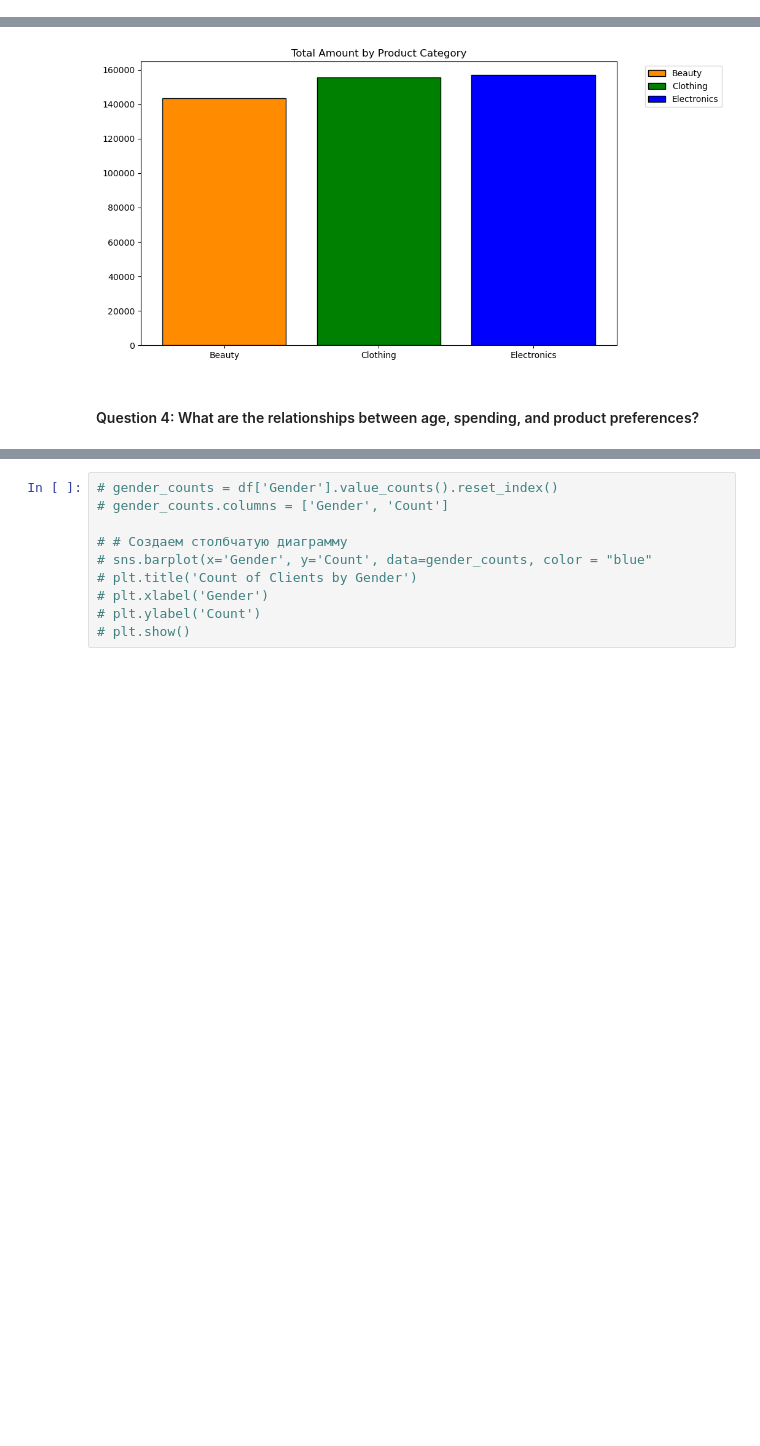
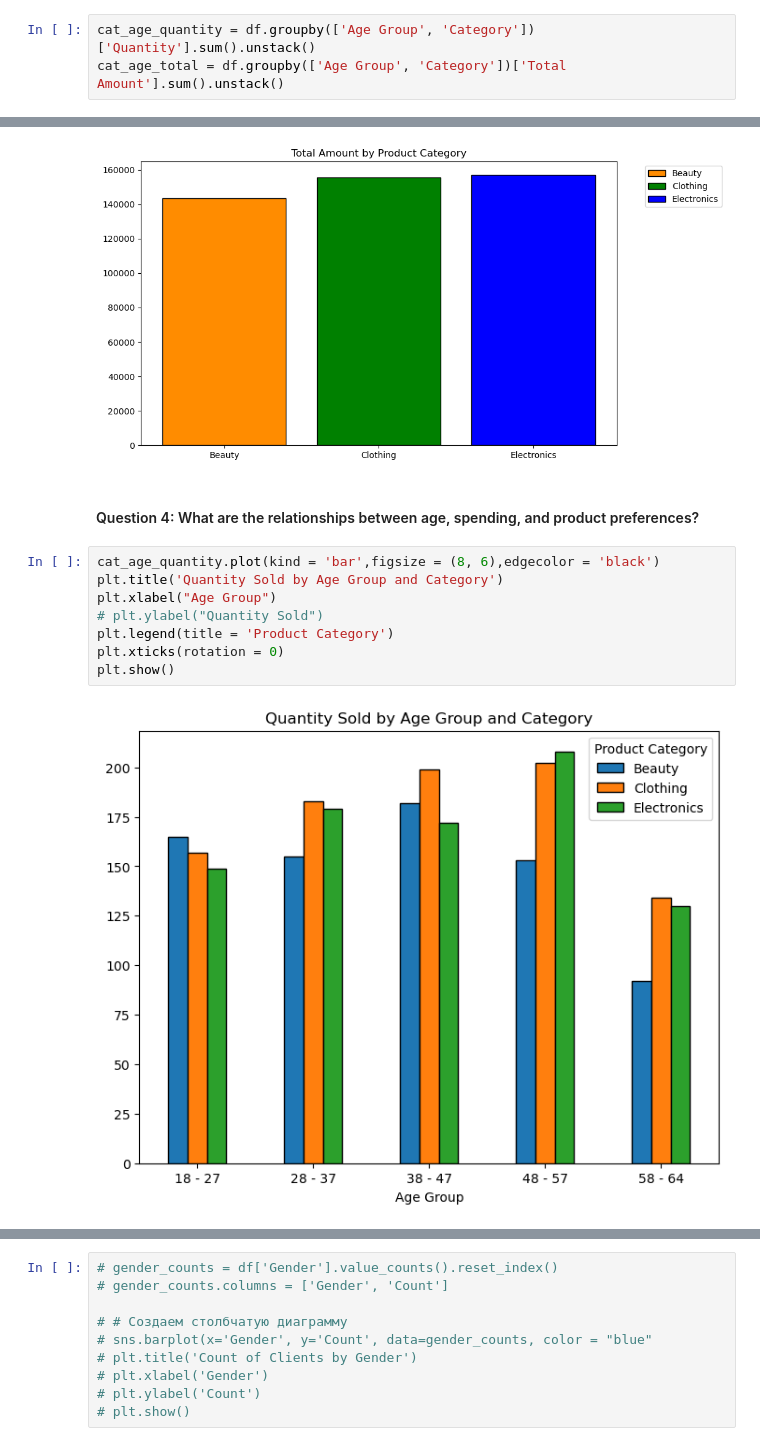
Before and after one commit to Hospoghosyan/Retail_Sales_Analysis, a Jupyter notebook: Retails_sales_analysis.ipynb, the cells around one changed output, grey strips where cells are left out. Drawn from its saved outputs; the diff is of its cells as text; blank space fills up the shorter version.

```diff
--- a/Retails_sales_analysis.ipynb
+++ b/Retails_sales_analysis.ipynb
@@ -213,3 +231,6 @@ cat_total = df.groupby('Category')['Total Amount'].sum().reset_index()
+# %%
+cat_age_quantity = df.groupby(['Age Group', 'Category'])['Quantity'].sum().unstack()
+cat_age_total = df.groupby(['Age Group', 'Category'])['Total Amount'].sum().unstack()
 # %% [markdown]
 #### Question 1: How does customer age and gender influence their purchasing behavior?
 # %%
@@ -322,3 +343,13 @@ plt.show()
 [figure]
 # %% [markdown]
 #### Question 4: What are the relationships between age, spending, and product preferences?
+# %%
+cat_age_quantity.plot(kind = 'bar',figsize = (8, 6),edgecolor = 'black')
+plt.title('Quantity Sold by Age Group and Category')
+plt.xlabel("Age Group")
+# plt.ylabel("Quantity Sold")
+plt.legend(title = 'Product Category')
+plt.xticks(rotation = 0)
+plt.show()
+# %% [output]
+[figure, added]
```
Also changed, not shown: parts of 16 cells of this notebook.
